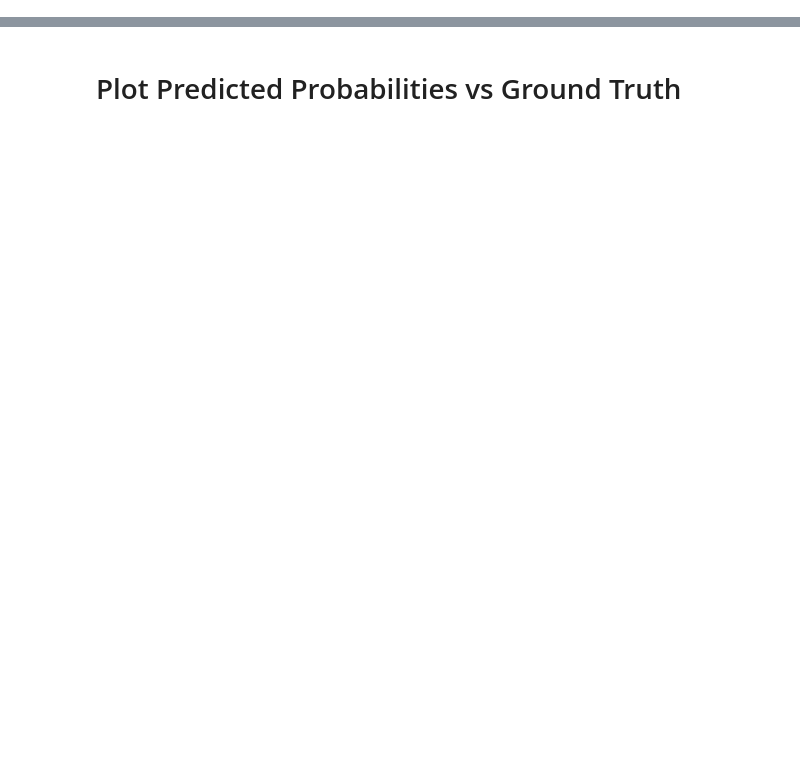
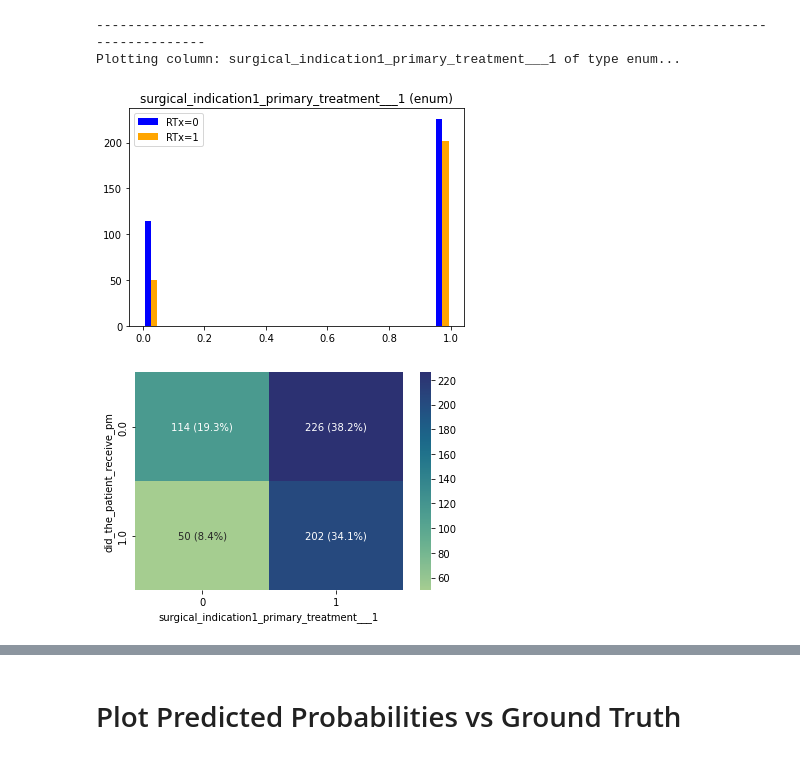
Before and after one commit to chen-yifu/Radiotherapy-Prediction, a Jupyter notebook: notebooks/RTx Data Visualization.ipynb, the cells around one changed output, grey strips where cells are left out. Drawn from its saved outputs; the diff is of its cells as text; code cells hidden in the pictures; blank space fills up the shorter version.

```diff
--- a/notebooks/RTx Data Visualization.ipynb
+++ b/notebooks/RTx Data Visualization.ipynb
@@ -163,37 +166,38 @@ def plot_two_col_scatter(col1, col2, df):
            color='blue',
            label='RTx=0')
 # %%
-def plot_idx(col_idx):
+def plot_col(col_name):
     try:
         print("-"*100)
-    #     plt.figure(figsize=(fig_size ,fig_size ))
-        col_idx = int(col_idx)
-        col_name = list(df.columns)[col_idx]
         col_type = col_types[col_name]
-        print(f"Plotting column at index {col_idx}: {col_name} of type {col_type}...\n")
+        print(f"Plotting column: {col_name} of type {col_type}...\n")
         pos_df = df.loc[df["did_the_patient_receive_pm"] == 1, col_name]
         neg_df = df.loc[df["did_the_patient_receive_pm"] == 0, col_name]
+        if col_type == "time":
+            pos_df = pos_df.apply(lambda x: pd.to_datetime(x).value)
+            neg_df = neg_df.apply(lambda x: pd.to_datetime(x).value)
+
         plt.title(f"{col_name} ({col_type})" )
 
         if col_type == "enum": # Plot overlapping histograms
             bins = np.linspace(min(min(pos_df), min(neg_df)), max(max(pos_df), max(neg_df)), 20)
             plt.hist([neg_df, pos_df], bins, label=['RTx=0', 'RTx=1'], color=["blue", "orange"])
-        #         plt.hist(pos_df, bins, label='RTx=1', color="orange")
             plt.legend(loc='best')
             plt.show()
             ax = plt.axes()
-#             contingency_table = pd.crosstab(df["did_the_patient_receive_pm"], df[col_name], margins=False, dropna=False)
-# #             percent = pd.crosstab(df["did_the_patient_receive_pm"], df[col_name], margins=False, normalize='columns').values
-#             sns.heatmap(contingency_table,fmt=".0f",ax=ax, cmap='coolwarm', annot=True)
             contingency_table = pd.crosstab(df["did_the_patient_receive_pm"], df[col_name], margins=False, dropna=False)
-#             percent = pd.crosstab(df["did_the_patient_receive_pm"], df[col_name], margins=False, normalize='columns').values
-#             str_percent = []
-#             for row in percent:
-#                 temp = []
-#                 for v in row:
-#                     temp.append(str(v))
-#                 str_percent.append(temp)
-            sns.heatmap(contingency_table,fmt=".0f",ax=ax, cmap='coolwarm', annot=True)
+            percent = pd.crosstab(df["did_the_patient_receive_pm"], df[col_name], margins=False, normalize='all').values
+
+            str_percent = []
+            for i, row in enumerate(percent):
+                temp = []
+                for j, v in enumerate(row):
+                    v = round(v * 100, 1)
+                    temp.append(f"{contingency_table.iloc[i, j]} ({str(v)}%)")
+
+                str_percent.append(temp)
+            str_percent = np.asarray(str_percent).reshape(contingency_table.shape)
+            sns.heatmap(contingency_table, annot=str_percent, fmt="", ax=ax, cmap='crest')
             plt.show()
         else:
             f1 = plt.figure(1)
@@ -204,12 +208,14 @@ def plot_idx(col_idx):
             f2 = plt.figure(2)
             sns.distplot(neg_df,  kde=False, label='RTx=0')
             sns.distplot(pos_df,  kde=False,label='RTx=1')
-#             fig, ax = plt.subplots()
-#             ax.hist(x, density=False, color='blue', alpha=0.5)
-#             ax.hist(y, density=False, color='orange', alpha=0.5)
-#             ax.set(title=f'Histogram of {col_name}')
             f2.show()
     except Exception as e:
-#         print(f"Skipped plotting {col_name}")
         raise e
     plt.show()
+# %%
+plot_col("surgical_indication1_primary_treatment___1")
+# %% [output]
+----------------------------------------------------------------------------------------------------
+Plotting column: surgical_indication1_primary_treatment___1 of type enum...
+[figure, added]
+[figure, added]
```
Also changed, not shown: parts of 9 cells of this notebook, 3 other files.
